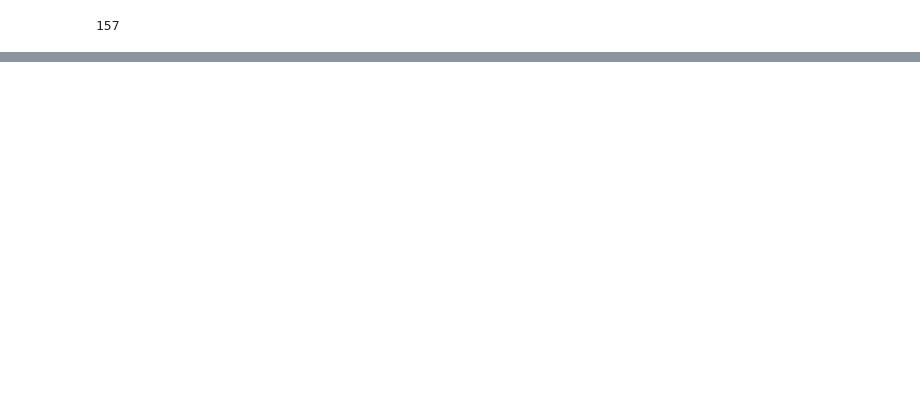
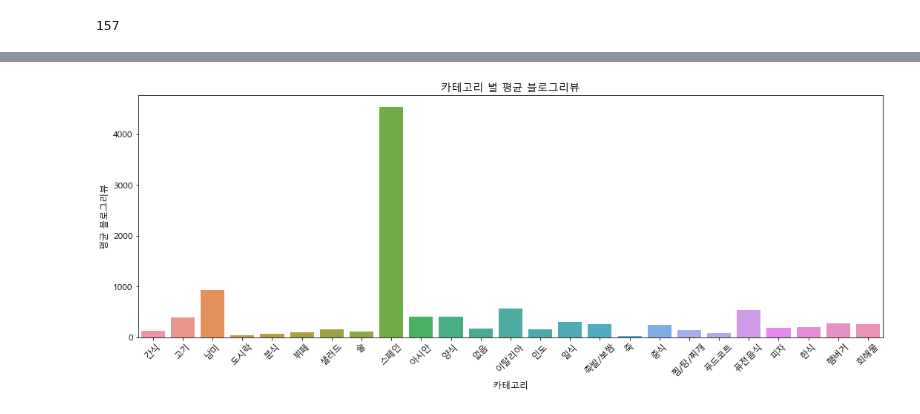
Before and after one commit to Lunch-Lab/data, a Jupyter notebook: res_EDA.ipynb, the cells around one changed output, grey strips where cells are left out. Cells and saved outputs as stored; diff of their text form; code cells hidden in the pictures; blank space fills up the shorter version.

```diff
--- a/res_EDA.ipynb
+++ b/res_EDA.ipynb
@@ -62,0 +211,14 @@ len(res_info_df['업태구분'].unique())
+# %%
+# '카테고리' 별 '블로그리뷰' 평균 계산
+avg_review_by_category = filtered_res_info_df.groupby('카테고리')['블로그리뷰'].mean().reset_index()
+
+# 시각화
+plt.figure(figsize=(18, 6))
+sb.barplot(data=avg_review_by_category, x='카테고리', y='블로그리뷰')
+plt.xticks(rotation=45)
+plt.xlabel('카테고리')
+plt.ylabel('평균 블로그리뷰')
+plt.title('카테고리 별 평균 블로그리뷰')
+plt.show()
+# %% [output]
+[figure, added]
```
Also changed, not shown: parts of 15 cells of this notebook.
